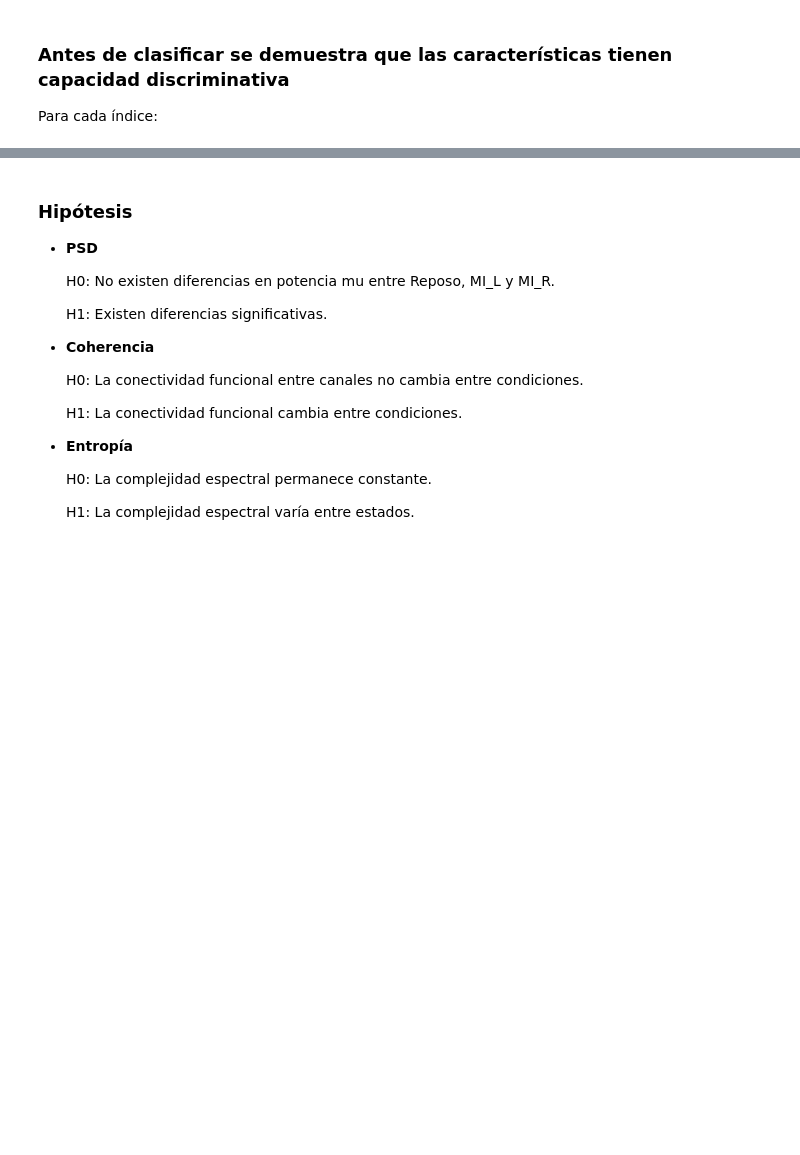
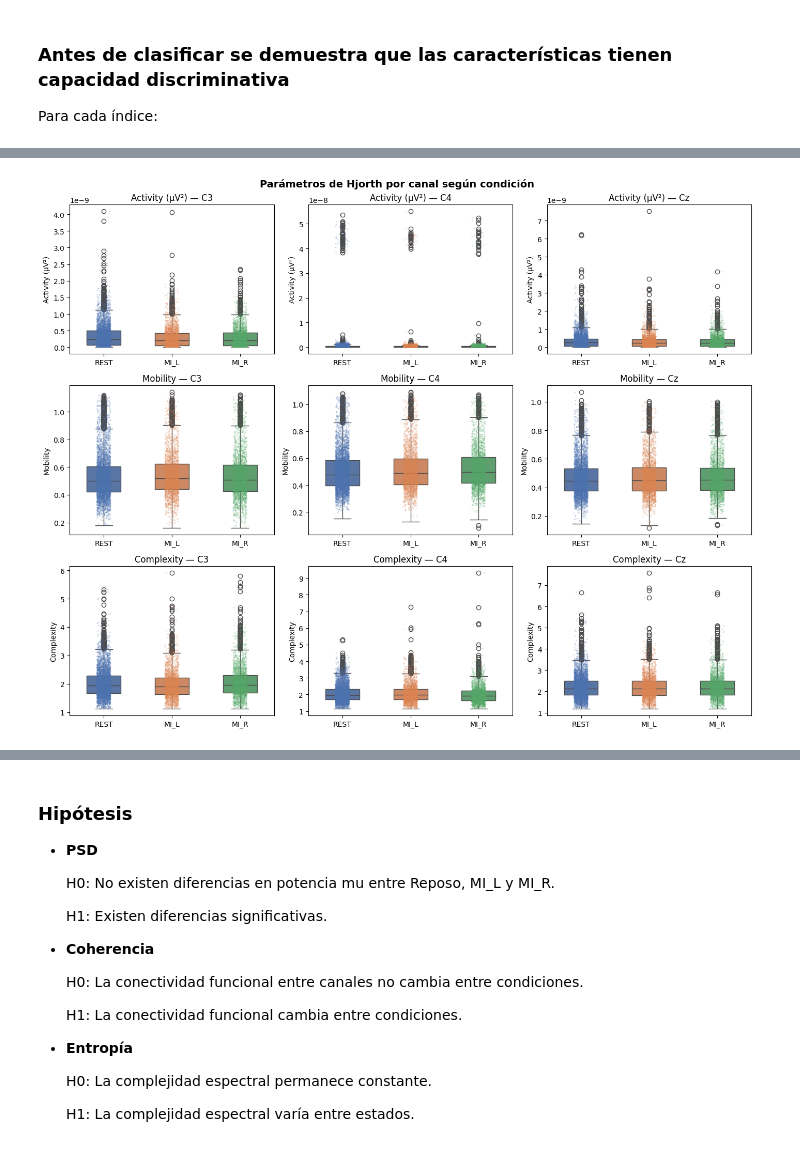
Before and after one commit to Aleja0001/Proyectos_de_Biose-ales, a Jupyter notebook: Proyecto 2.ipynb, the cells around one changed output, grey strips where cells are left out. Cells and saved outputs as stored; diff of their text form; code cells hidden in the pictures; blank space fills up the shorter version.

```diff
--- a/Proyecto 2.ipynb
+++ b/Proyecto 2.ipynb
@@ -663,0 +882,34 @@ sns.violinplot(
+# %%
+# 6a.4 Boxplots — Parámetros de Hjorth
+
+parametros_hjorth = ['act', 'mob', 'comp']
+nombres_hjorth    = ['Activity (µV²)', 'Mobility', 'Complexity']
+
+fig, axes = plt.subplots(3, 3, figsize=(14, 11))
+fig.suptitle('Parámetros de Hjorth por canal según condición',
+             fontsize=14, fontweight='bold')
+
+for fila, (param, nombre) in enumerate(zip(parametros_hjorth, nombres_hjorth)):
+    for col, canal in enumerate(CANALES):
+        col_nombre = f'hjorth_{param}_{canal}'
+        if col_nombre not in df.columns:
+            continue
+        ax = axes[fila, col]
+        sns.boxplot(
+            data=df, x='tarea', y=col_nombre,
+            order=ORDEN, palette=PALETA, width=0.5, ax=ax
+        )
+        sns.stripplot(
+            data=df, x='tarea', y=col_nombre,
+            order=ORDEN, palette=PALETA,
+            size=2, alpha=0.25, jitter=True, ax=ax
+        )
+        ax.set_title(f'{nombre} — {canal}')
+        ax.set_xlabel('')
+        ax.set_ylabel(nombre)
+
+plt.tight_layout()
+plt.savefig('boxplot_hjorth.png', dpi=150, bbox_inches='tight')
+plt.show()
+# %% [output]
+[figure, added]
```
Also changed, not shown: parts of 45 cells of this notebook, 10 other files.
